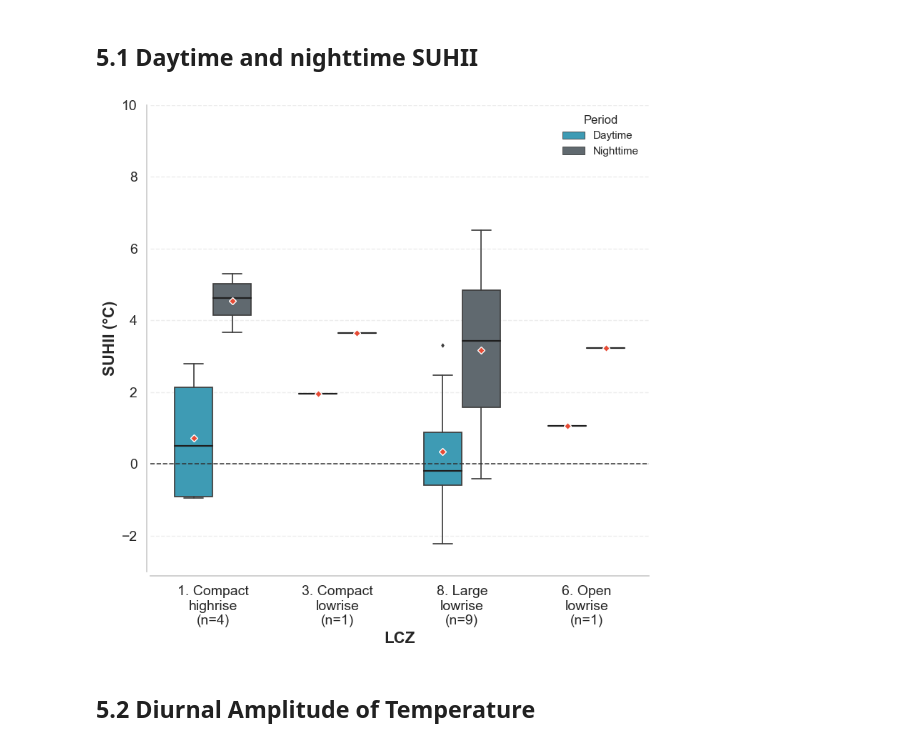
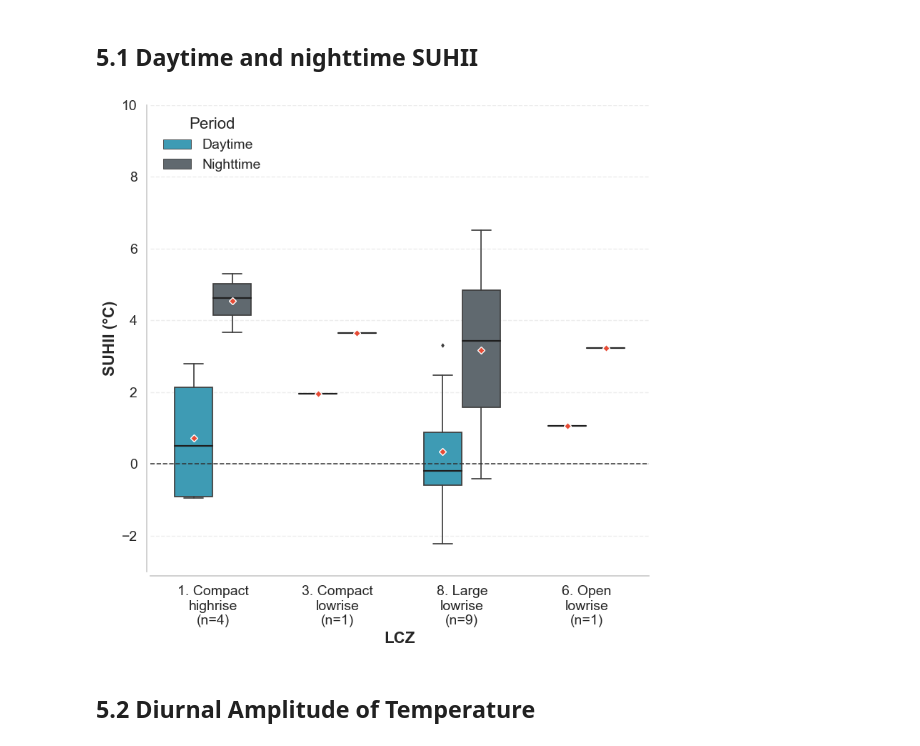
Before and after one commit to percyyvon-r/PhD-Chapter3-Diurnal-SUHII-Distribution, a Jupyter notebook: notebooks/PhD_chapter3_ypinb.ipynb, the cells around one changed output. Cells and saved outputs as stored; diff of their text form; code cells hidden in the pictures.

```diff
--- a/notebooks/PhD_chapter3_ypinb.ipynb
+++ b/notebooks/PhD_chapter3_ypinb.ipynb
@@ -2639,14 +2639,14 @@ print(data_centers_unique.head())
 5           0  NaN     1
 # %%
 # Load LST, SUHII and DAT zonal statistics table
-lst_suhi_zonal = pd.read_csv(r"C:\\Users\\percy\\Documents\\studies\\visual_studio_code\\PhD-chapter3-SUHII\\data\\csv\\03_lst_suhi_zonal_csv.csv")
+lst_suhi_zonal_bis = pd.read_csv(r"C:\\Users\\percy\\Documents\\studies\\visual_studio_code\\PhD-chapter3-SUHII\\data\\csv\\03_lst_suhi_zonal_csv.csv")
 
  # Create DAT column
-lst_suhi_zonal["DAT"] = lst_suhi_zonal["day_lst"] - lst_suhi_zonal["night_lst"]
+lst_suhi_zonal_bis["DAT"] = lst_suhi_zonal_bis["day_lst"] - lst_suhi_zonal_bis["night_lst"]
 
 # Join the data centers with the lst_suhi_zonal DataFrame on the 'hex_id' column
 lst_suhi_zonal_with_dc = pd.merge(
-    lst_suhi_zonal,
+    lst_suhi_zonal_bis,
     data_centers_unique[["hex_id", "data_id", "name"]],
     on="hex_id",
     how="right"
@@ -2786,36 +2786,38 @@ ax.set_xticklabels(xtick_labels)
 ax.tick_params(axis="both", labelsize=14)
 
 
 ax.set_xlabel("LCZ", fontsize=16, fontweight="bold")
 ax.set_ylabel("SUHII (°C)", fontsize=16, fontweight="bold")
 
 # Clean legend labels
 handles, labels = ax.get_legend_handles_labels()
 new_labels = [label_map.get(l, l) for l in labels]
 ax.legend(
     handles,
     new_labels,
     title="Period",
-    loc="upper right",
-    frameon=False
+    loc="upper left",
+    frameon=False,
+    fontsize=14,
+    title_fontsize=16
 )
 
 # Final styling
 ax.grid(axis="y", linestyle="--", alpha=0.35)
 ax.grid(axis="x", visible=False)
 sns.despine(ax=ax, offset=4)
 plt.tight_layout()
 
 # Save figure with a data-center-specific name
 plt.savefig(
     r"C:\Users\percy\Documents\studies\visual_studio_code\PhD-chapter3-SUHII\outputs\figures\dc_lcz_suhi_boxplot_diurnal.png",
     dpi=300,
     bbox_inches="tight"
  )
 plt.show()
 plt.close()
 # %% [output]
-[figure, old version]
+[figure, new version]
 # %% [markdown]
 ## 5.2 Diurnal Amplitude of Temperature
 # %%
```
Also changed, not shown: parts of 3 cells of this notebook, 2 other files.
